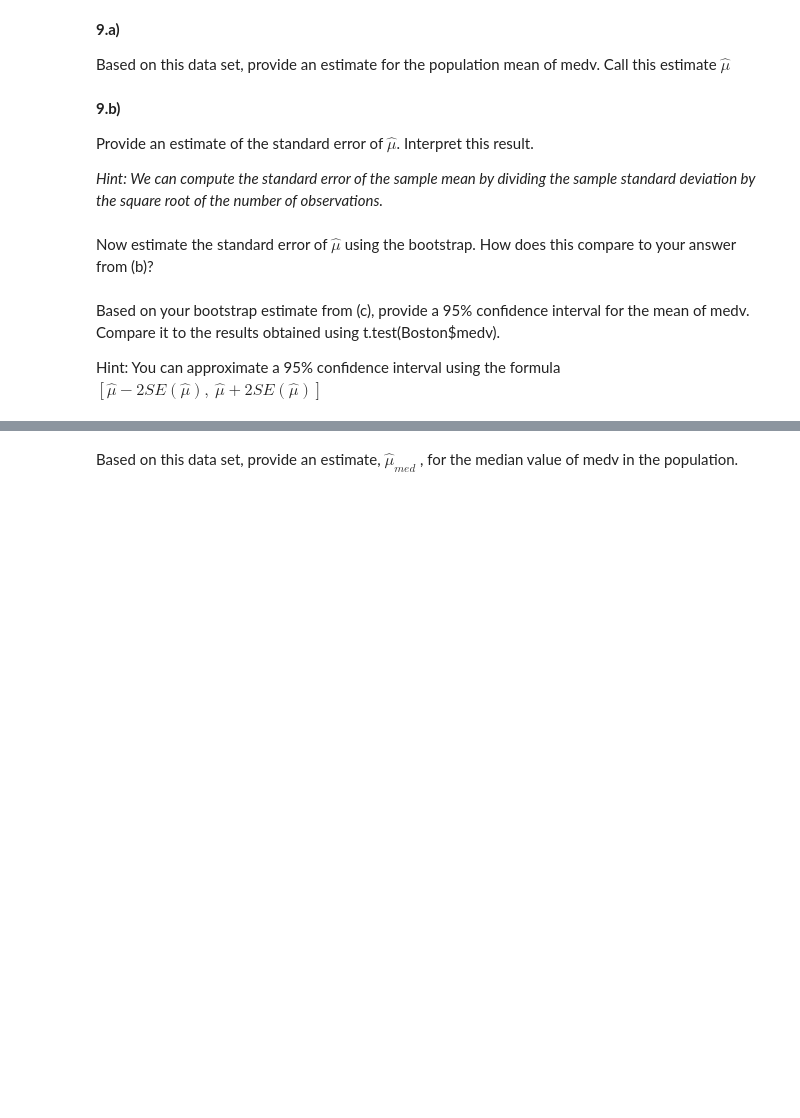
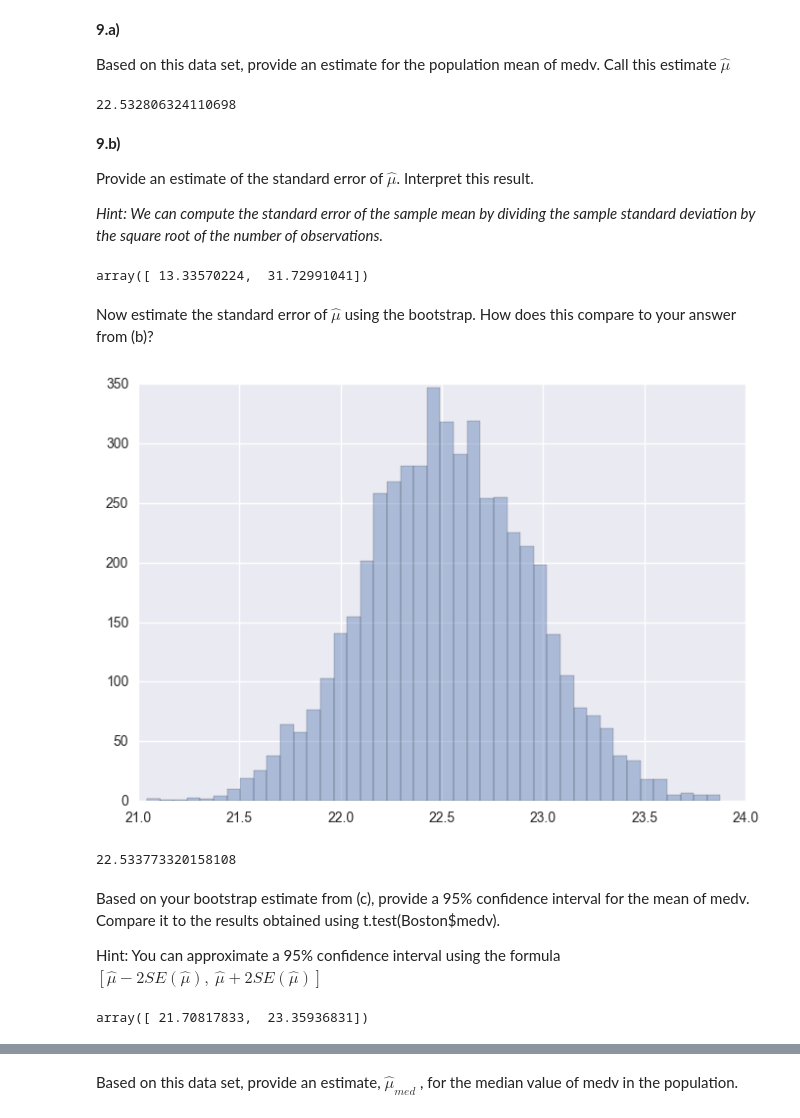
Before and after one commit to gerdm/ISLR, a Jupyter notebook: ex5.ipynb, the cells around one changed output, grey strips where cells are left out. Drawn from its saved outputs; the diff is of its cells as text; code cells hidden in the pictures; blank space fills up the shorter version.

```diff
--- a/ex5.ipynb
+++ b/ex5.ipynb
@@ -465,15 +467,42 @@ We will now consider the Boston housing data set, from the MASS library.
 **9.a)**
 
 Based on this data set, provide an estimate for the population mean of medv. Call this estimate $\hat\mu$
+# %%
+mu_hat = boston.medv.mean(); mu_hat
+# %% [output]
+22.532806324110698
 # %% [markdown]
 **9.b)**
 
 Provide an estimate of the standard error of $\hat\mu$. Interpret this result.
 
 *Hint: We can compute the standard error of the sample mean by dividing the sample standard deviation by the square root of the number of observations.*
+# %%
+mu_hat + boston.medv.std(ddof=1) * np.array([-1, 1])
+# %% [output]
+array([ 13.33570224,  31.72991041])
 # %% [markdown]
 Now estimate the standard error of $\hat\mu$ using the bootstrap. How does this compare to your answer from (b)?
+# %%
+nsamples = 5000
+means = np.zeros(nsamples)
+for i in range(nsamples):
+    boot_medv  = resample(boston.medv)
+    means[i] = boot_medv.mean()
+
+sns.distplot(means, kde=False)
+plt.show()
+
+means.mean()
+# %% [output]
+[figure, added]
+22.533773320158108
 # %% [markdown]
 Based on your bootstrap estimate from (c), provide a 95% conﬁdence interval for the mean of medv. Compare it to the results obtained using t.test(Boston$medv).
 
-Hint: You can approximate a 95\% conﬁdence interval using the formula $[\hat\mu − 2SE(\hat\mu), \  \hat\mu+ 2SE(\hat\mu)]$
+Hint: You can approximate a 95% conﬁdence interval using the formula $[\hat\mu − 2SE(\hat\mu), \  \hat\mu+ 2SE(\hat\mu)]$
+# %%
+se_boot = means.std(ddof=1)
+means.mean() + se_boot * np.array([-2, 2])
+# %% [output]
+array([ 21.70817833,  23.35936831])
```
Also changed, not shown: parts of 10 cells of this notebook.
